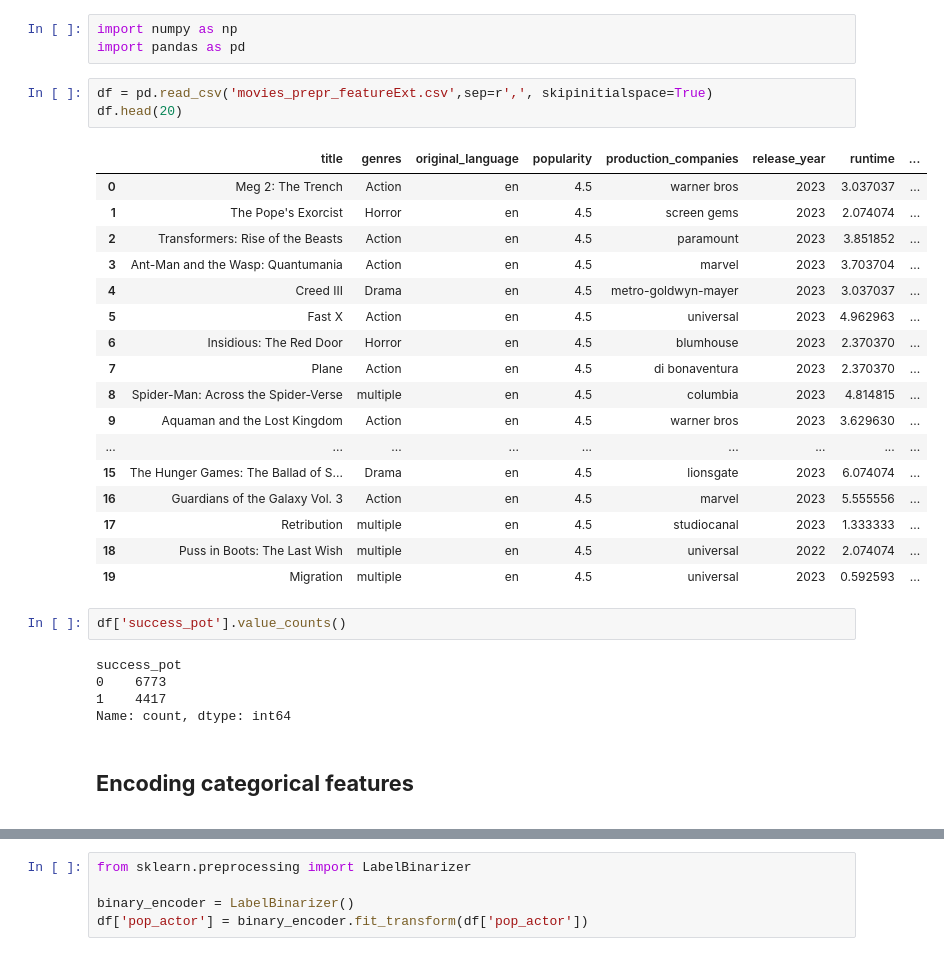
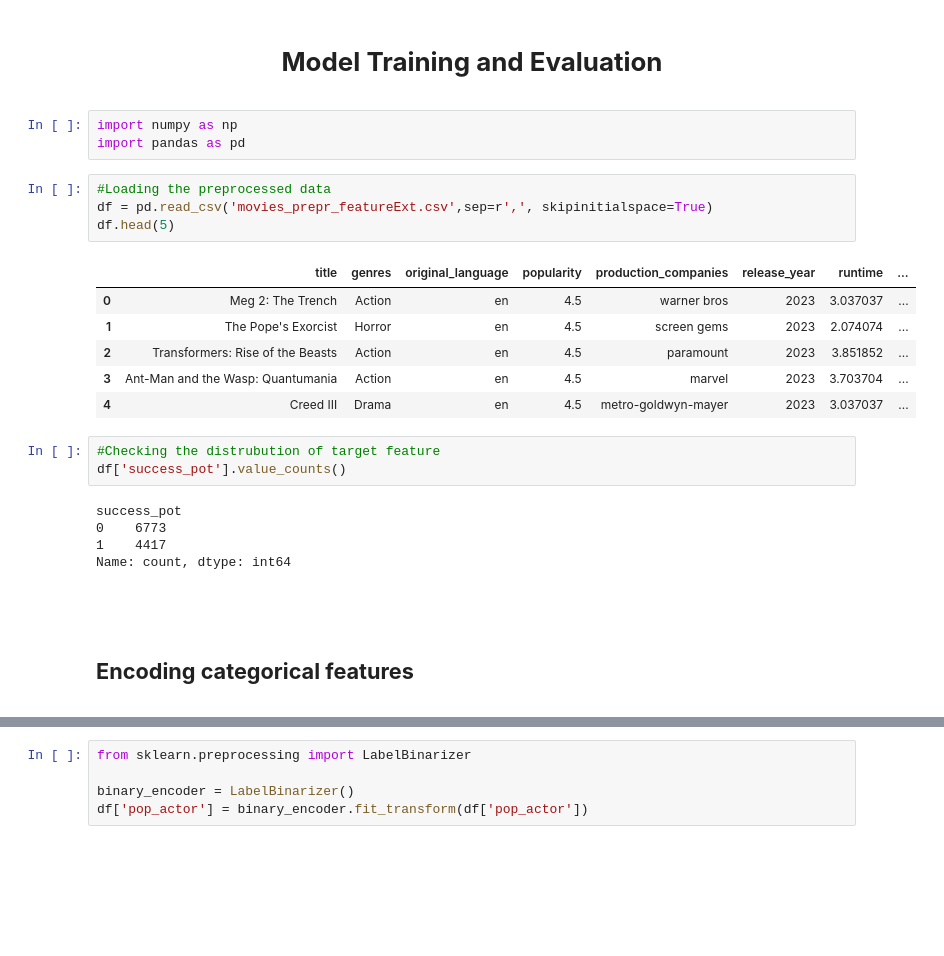
Before and after one commit to Samk104/Cinemalytics, a Jupyter notebook: Cinemalytics_Model.ipynb, the cells around one changed output, grey strips where cells are left out. Drawn from its saved outputs; the diff is of its cells as text; blank space fills up the shorter version.

```diff
--- a/Cinemalytics_Model.ipynb
+++ b/Cinemalytics_Model.ipynb
@@ -1,28 +1,21 @@
+# %% [markdown]
+**<h1 align="center">Model Training and Evaluation</h1>**
 # %%
 import numpy as np
 import pandas as pd
 # %%
+#Loading the preprocessed data
 df = pd.read_csv('movies_prepr_featureExt.csv',sep=r',', skipinitialspace=True)
-df.head(20)
+df.head(5)
 # %% [output]
 |  | title | genres | original_language | popularity | production_companies | release_year | runtime | ... |
 | 0 | Meg 2: The Trench | Action | en | 4.5 | warner bros | 2023 | 3.037037 | ... |
 | 1 | The Pope's Exorcist | Horror | en | 4.5 | screen gems | 2023 | 2.074074 | ... |
 | 2 | Transformers: Rise of the Beasts | Action | en | 4.5 | paramount | 2023 | 3.851852 | ... |
 | 3 | Ant-Man and the Wasp: Quantumania | Action | en | 4.5 | marvel | 2023 | 3.703704 | ... |
 | 4 | Creed III | Drama | en | 4.5 | metro-goldwyn-mayer | 2023 | 3.037037 | ... |
-| 5 | Fast X | Action | en | 4.5 | universal | 2023 | 4.962963 | ... |
-| 6 | Insidious: The Red Door | Horror | en | 4.5 | blumhouse | 2023 | 2.370370 | ... |
-| 7 | Plane | Action | en | 4.5 | di bonaventura | 2023 | 2.370370 | ... |
-| 8 | Spider-Man: Across the Spider-Verse | multiple | en | 4.5 | columbia | 2023 | 4.814815 | ... |
-| 9 | Aquaman and the Lost Kingdom | Action | en | 4.5 | warner bros | 2023 | 3.629630 | ... |
-| ... | ... | ... | ... | ... | ... | ... | ... | ... |
-| 15 | The Hunger Games: The Ballad of S... | Drama | en | 4.5 | lionsgate | 2023 | 6.074074 | ... |
-| 16 | Guardians of the Galaxy Vol. 3 | Action | en | 4.5 | marvel | 2023 | 5.555556 | ... |
-| 17 | Retribution | multiple | en | 4.5 | studiocanal | 2023 | 1.333333 | ... |
-| 18 | Puss in Boots: The Last Wish | multiple | en | 4.5 | universal | 2022 | 2.074074 | ... |
-| 19 | Migration | multiple | en | 4.5 | universal | 2023 | 0.592593 | ... |
 # %%
+#Checking the distrubution of target feature
 df['success_pot'].value_counts()
 # %% [output]
 success_pot
@@ -30,5 +23,6 @@ success_pot
 1    4417
 Name: count, dtype: int64
 # %% [markdown]
+<br/><br/>
 **<h2>Encoding categorical features</h2>**
 # %%
```
Also changed, not shown: parts of 45 cells of this notebook.
